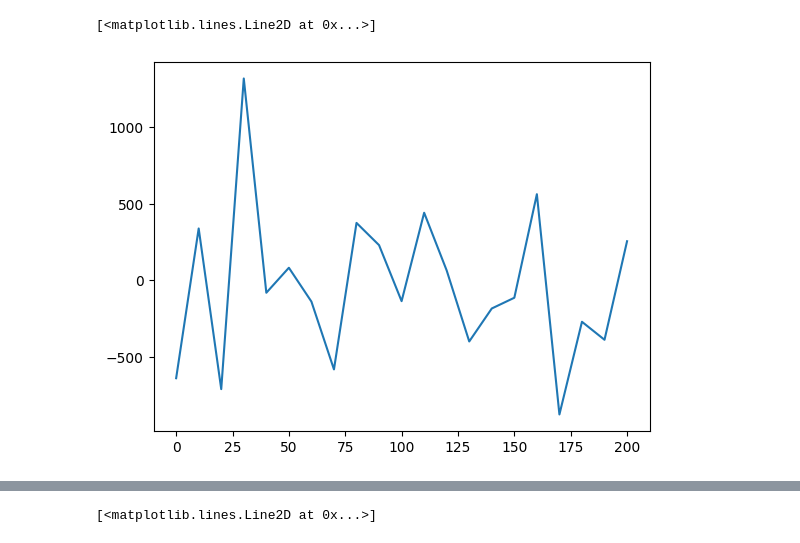
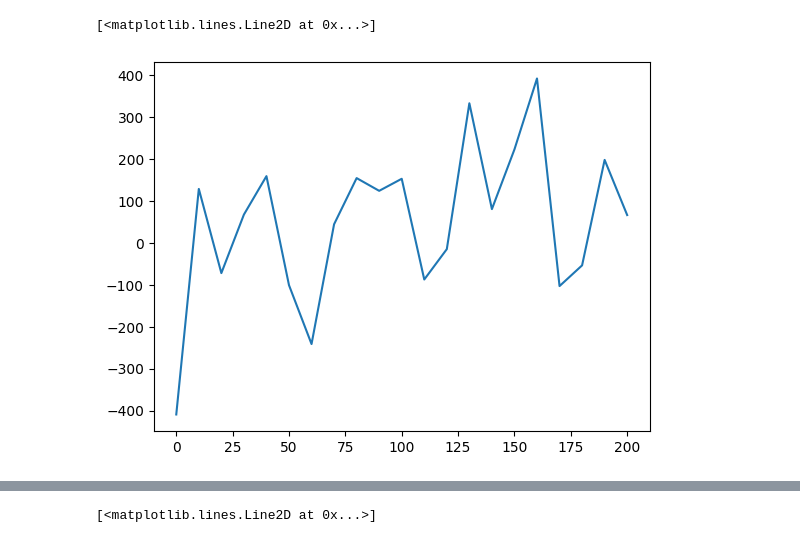
Before and after one commit to Marte2101/Biophysics, a Jupyter notebook: Plot_pot_energy_temp.ipynb, the cells around one changed output, grey strips where cells are left out. Cells and saved outputs as stored; diff of their text form; code cells hidden in the pictures.

```diff
--- a/Plot_pot_energy_temp.ipynb
+++ b/Plot_pot_energy_temp.ipynb
@@ -45,6 +36,6 @@ print(data)
 # %%
-x2, data2 = np.loadtxt('tutorial_gromacs/alanine_dip/pressure.xvg',comments=["#", "@"], unpack = True)
+x2, data2 = np.loadtxt('/home/A_pressure.xvg',comments=["#", "@"], unpack = True)
 plt.plot(x2, data2)
 # %% [output]
 [<matplotlib.lines.Line2D at 0x...>]
-[figure, old version]
+[figure, new version]
```
Also changed, not shown: parts of 8 cells of this notebook.
